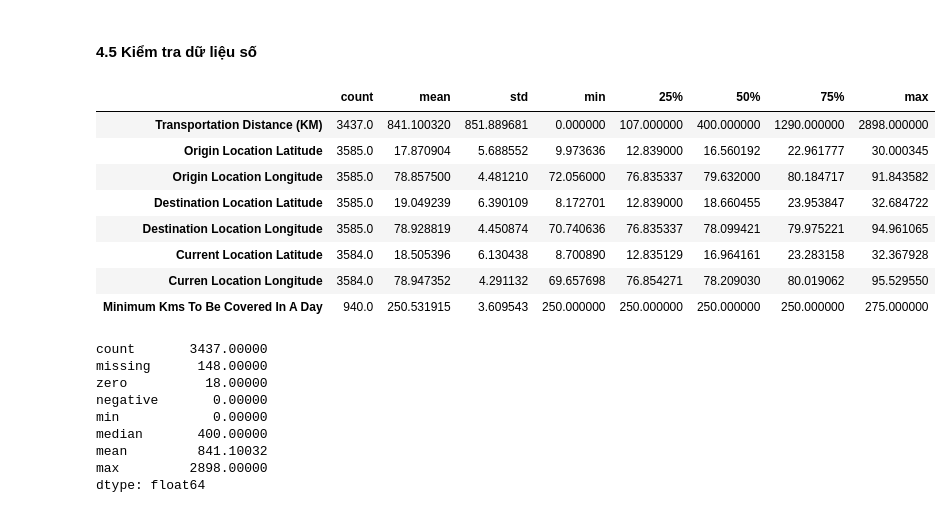
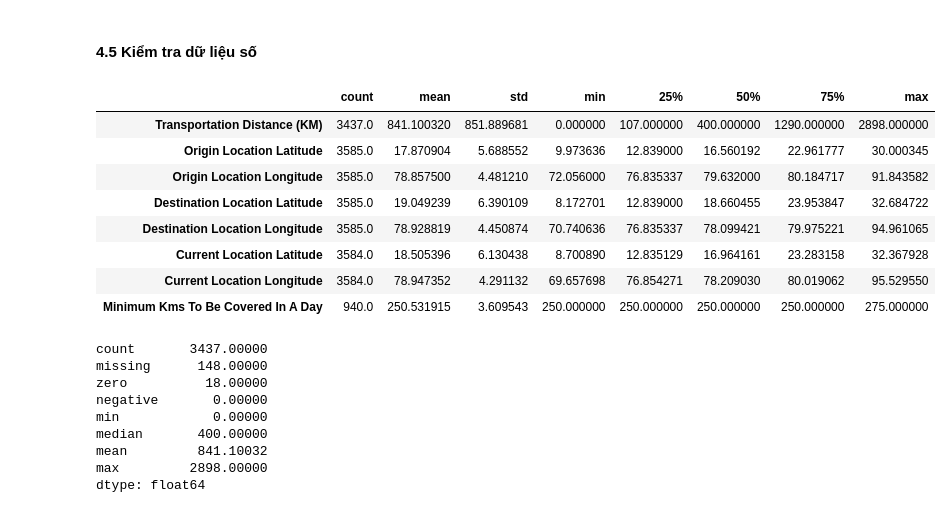
Before and after one commit to ChiBao-v/logistics-delivery-performance-analysis, a Jupyter notebook: python/EDA.ipynb, the cells around one changed output. Saved outputs shown, nothing was run; the diff lists cells and outputs as text; code cells hidden in the pictures.

```diff
--- a/python/EDA.ipynb
+++ b/python/EDA.ipynb
@@ -477,26 +477,26 @@ df_raw.loc[invalid_actual_mask,
 # %%
 # Các biến số thực sự dùng cho phân tích
 NUMERIC_ANALYSIS_COLS = [
     "Transportation Distance (KM)",
     "Origin Location Latitude",
     "Origin Location Longitude",
     "Destination Location Latitude",
     "Destination Location Longitude",
     "Current Location Latitude",
-    "Curren Location Longitude",
+    "Current Location Longitude",
     "Minimum Kms To Be Covered In A Day"
 ]
 
 df_raw[NUMERIC_ANALYSIS_COLS].describe().T
 # %% [output]
 |  | count | mean | std | min | 25% | 50% | 75% | max |
 | Transportation Distance (KM) | 3437.0 | 841.100320 | 851.889681 | 0.000000 | 107.000000 | 400.000000 | 1290.000000 | 2898.000000 |
 | Origin Location Latitude | 3585.0 | 17.870904 | 5.688552 | 9.973636 | 12.839000 | 16.560192 | 22.961777 | 30.000345 |
 | Origin Location Longitude | 3585.0 | 78.857500 | 4.481210 | 72.056000 | 76.835337 | 79.632000 | 80.184717 | 91.843582 |
 | Destination Location Latitude | 3585.0 | 19.049239 | 6.390109 | 8.172701 | 12.839000 | 18.660455 | 23.953847 | 32.684722 |
 | Destination Location Longitude | 3585.0 | 78.928819 | 4.450874 | 70.740636 | 76.835337 | 78.099421 | 79.975221 | 94.961065 |
 | Current Location Latitude | 3584.0 | 18.505396 | 6.130438 | 8.700890 | 12.835129 | 16.964161 | 23.283158 | 32.367928 |
-| Curren Location Longitude | 3584.0 | 78.947352 | 4.291132 | 69.657698 | 76.854271 | 78.209030 | 80.019062 | 95.529550 |
+| Current Location Longitude | 3584.0 | 78.947352 | 4.291132 | 69.657698 | 76.854271 | 78.209030 | 80.019062 | 95.529550 |
 | Minimum Kms To Be Covered In A Day | 940.0 | 250.531915 | 3.609543 | 250.000000 | 250.000000 | 250.000000 | 250.000000 | 275.000000 |
 # %%
 # Kiểm tra Transportation Distance (KM)
```
Also changed, not shown: parts of 62 cells of this notebook.
